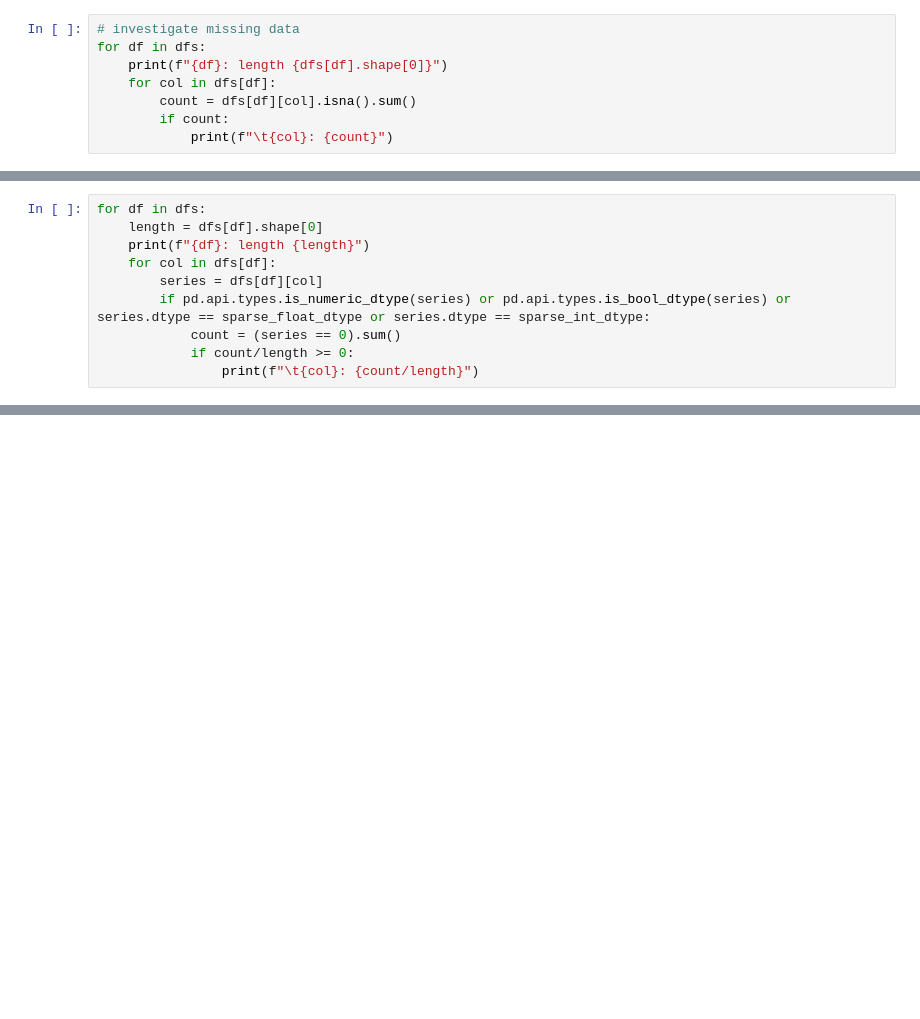
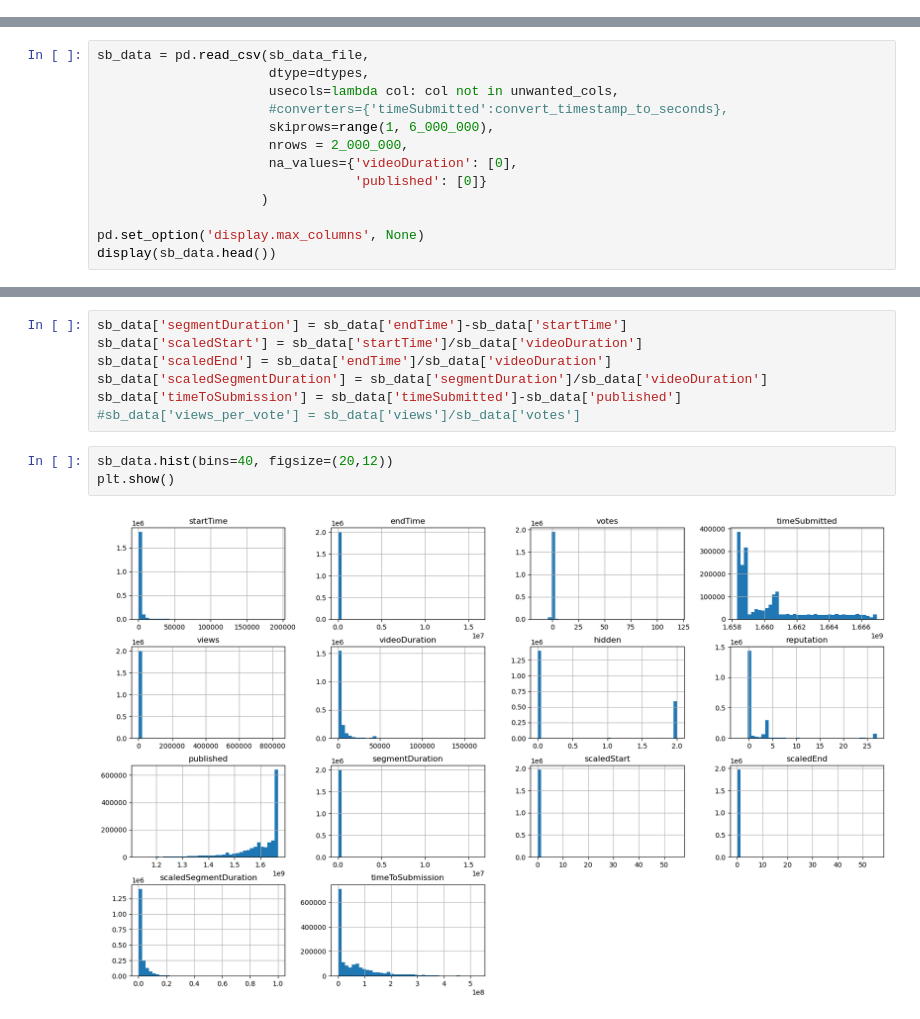
Before and after one commit to t-makaro/503-Project, a Jupyter notebook: src/data_vis.ipynb, the cells around one changed output, grey strips where cells are left out. Cells and saved outputs as stored; diff of their text form; blank space fills up the shorter version.

Commit message:
data visualization

```diff
--- a/src/data_vis.ipynb
+++ b/src/data_vis.ipynb
@@ -57,8 +0,0 @@ vipUsers.csv
-# %%
-# investigate missing data
-for df in dfs:
-    print(f"{df}: length {dfs[df].shape[0]}")
-    for col in dfs[df]:
-        count = dfs[df][col].isna().sum()
-        if count:
-            print(f"\t{col}: {count}")
@@ -78,10 +0,0 @@ vipUser: length 114
-# %%
-for df in dfs:
-    length = dfs[df].shape[0]
-    print(f"{df}: length {length}")
-    for col in dfs[df]:
-        series = dfs[df][col]
-        if pd.api.types.is_numeric_dtype(series) or pd.api.types.is_bool_dtype(series) or series.dtype == sparse_float_dtype or series.dtype == sparse_int_dtype:
-            count = (series == 0).sum()
-            if count/length >= 0:
-                print(f"\t{col}: {count/length}")
@@ -199,0 +10,13 @@ merged['channelID'].isna().sum()
+# %%
+sb_data = pd.read_csv(sb_data_file,
+                      dtype=dtypes,
+                      usecols=lambda col: col not in unwanted_cols,
+                      #converters={'timeSubmitted':convert_timestamp_to_seconds},
+                      skiprows=range(1, 6_000_000),
+                      nrows = 2_000_000,
+                      na_values={'videoDuration': [0],
+                                 'published': [0]}
+                     )
+
+pd.set_option('display.max_columns', None)
+display(sb_data.head())
@@ -199,0 +111,12 @@ merged['channelID'].isna().sum()
+# %%
+sb_data['segmentDuration'] = sb_data['endTime']-sb_data['startTime']
+sb_data['scaledStart'] = sb_data['startTime']/sb_data['videoDuration']
+sb_data['scaledEnd'] = sb_data['endTime']/sb_data['videoDuration']
+sb_data['scaledSegmentDuration'] = sb_data['segmentDuration']/sb_data['videoDuration']
+sb_data['timeToSubmission'] = sb_data['timeSubmitted']-sb_data['published']
+#sb_data['views_per_vote'] = sb_data['views']/sb_data['votes']
+# %%
+sb_data.hist(bins=40, figsize=(20,12))
+plt.show()
+# %% [output]
+[figure, added]
```
Also changed, not shown: parts of 41 cells of this notebook, 2 other files.
